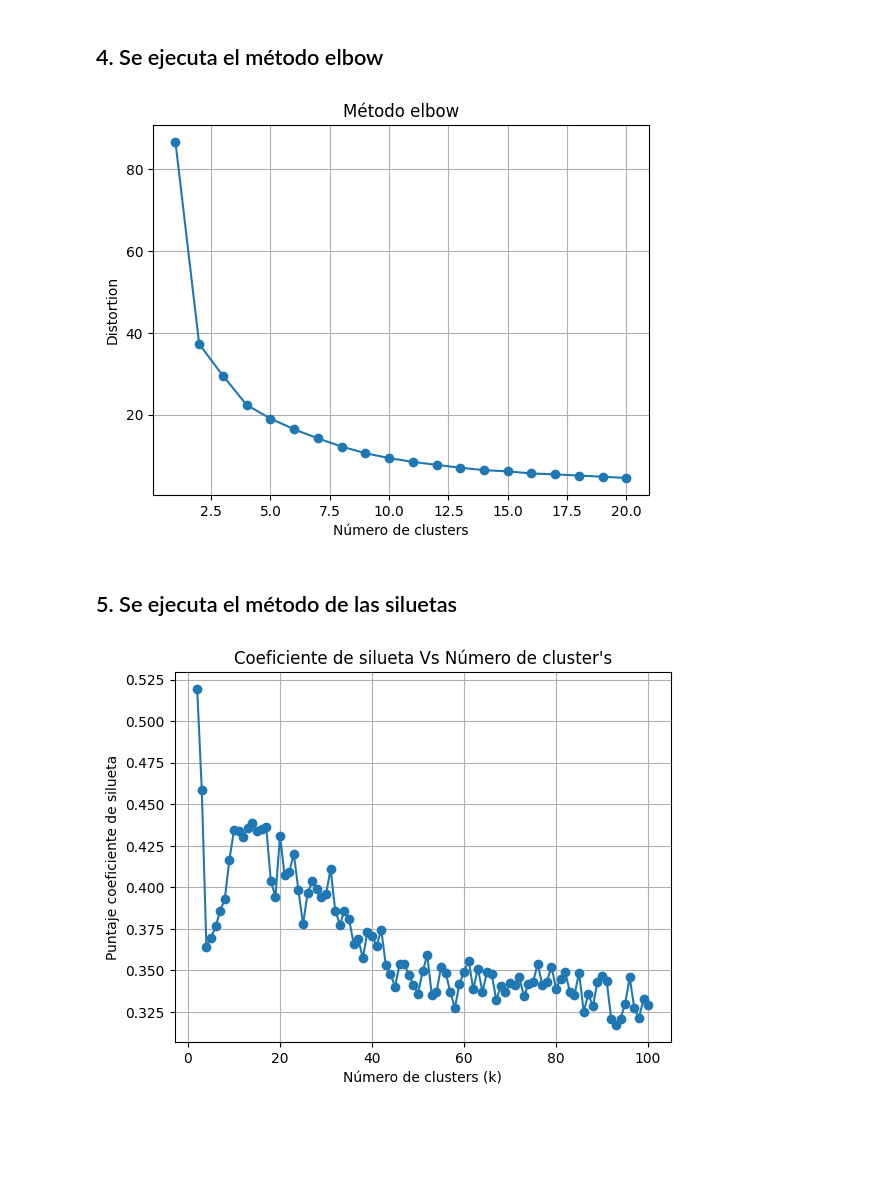
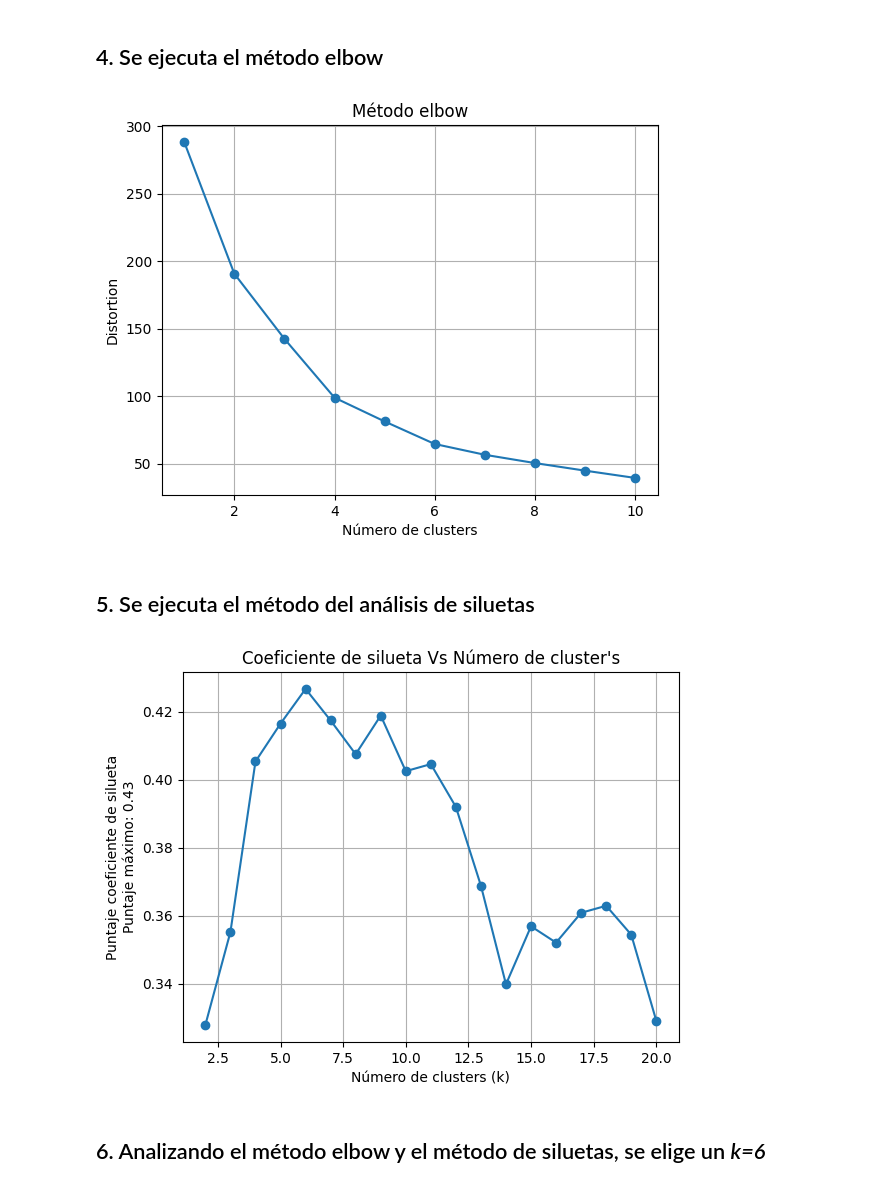
Before and after one commit to DiegoAlejandroLozano/segmentacion_de_clientes, a Jupyter notebook: codigo/kmeans.ipynb, the cells around one changed output. Saved outputs shown, nothing was run; the diff lists cells and outputs as text; code cells hidden in the pictures; blank space fills up the shorter version.

```diff
--- a/codigo/kmeans.ipynb
+++ b/codigo/kmeans.ipynb
@@ -42,8 +42,8 @@ dataset
 # %% [markdown]
 ## 3. Realizando el escalamiento de los datos
 # %%
-esc = MinMaxScaler()
-#esc = RobustScaler()
+#esc = MinMaxScaler()
+esc = RobustScaler()
 dataset_esc = pd.DataFrame(esc.fit_transform(dataset), columns=dataset.columns.to_list())
 dataset_esc
 # %% [output]
@@ -63,12 +63,14 @@ dataset_esc
 # %% [markdown]
 ## 4. Se ejecuta el método elbow
 # %%
-metodo_elbow(n_grupos=20, dataset=dataset_esc)
+metodo_elbow(n_grupos=10, dataset=dataset_esc)
 # %% [output]
-[figure, old version]
+[figure, new version]
 # %% [markdown]
-## 5. Se ejecuta el método de las siluetas
+## 5. Se ejecuta el método del análisis de siluetas
 # %%
-metodo_silueta(n_grupos=100, dataset=dataset_esc)
+metodo_silueta(n_grupos=20, dataset=dataset_esc, agrupamiento='kmeans')
 # %% [output]
-[figure, old version]
+[figure, new version]
+# %% [markdown]
+## 6. Analizando el método elbow y el método de siluetas, se elige un *k=6*
```
Also changed, not shown: parts of 29 cells of this notebook, 4 other files.
